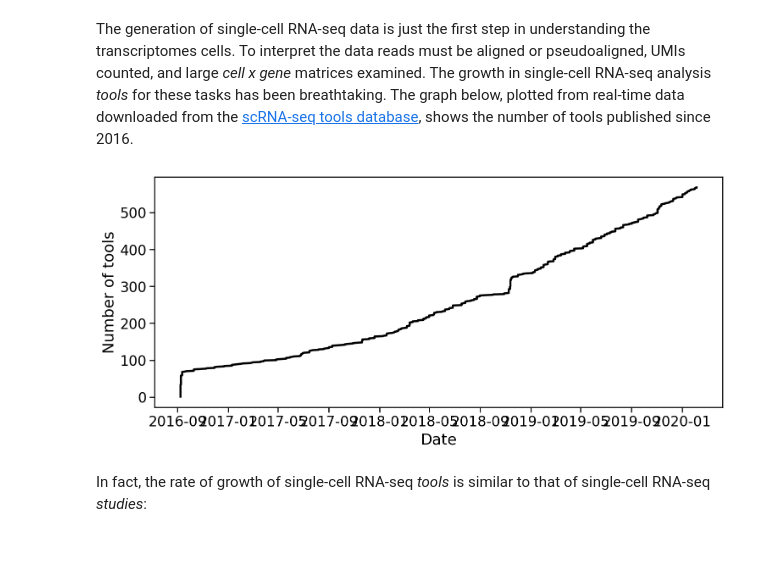
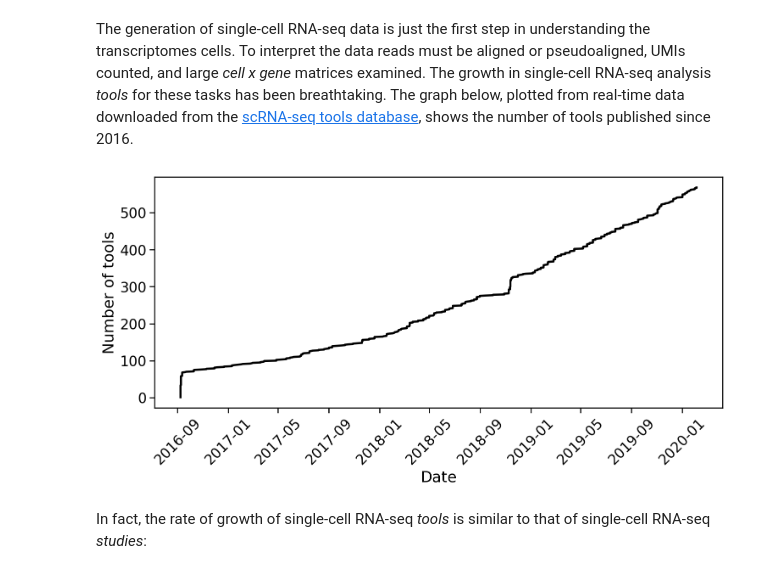
Before and after one commit to pachterlab/kallistobustools, a Jupyter notebook: notebooks/Introduction_single_cell_RNA_seq.ipynb, the cells around one changed output. Cells and saved outputs as stored; diff of their text form; code cells hidden in the pictures; blank space fills up the shorter version.

Commit message:
Fixed plot

```diff
--- a/notebooks/Introduction_single_cell_RNA_seq.ipynb
+++ b/notebooks/Introduction_single_cell_RNA_seq.ipynb
@@ -502,22 +502,25 @@ The generation of single-cell RNA-seq data is just the first step in understandi
 # %%
 #@title Growth of single-cell tools { run: "auto" }
 tools = pd.read_csv('https://raw.githubusercontent.com/Oshlack/scRNA-tools/master/database/tools.tsv', sep='\t')
 tools["Datetime"] = pd.to_datetime(tools["Added"])
 tools = tools.sort_values("Added")
 tools["count"] = 1
 
 fig, ax = plt.subplots(figsize=(12, 5))
 
 x = tools.Datetime
 y = tools["count"].groupby(tools.Datetime.dt.time).cumsum()
 
 ax.plot(x, y, color="k")
 ax.set_xlabel("Date")
 ax.set_ylabel("Number of tools")
+ax.tick_params(axis='x', rotation=45)
+
+
 
 plt.show()
 # %% [output]
-[figure, old version]
+[figure, new version]
 # %% [markdown]
 In fact, the rate of growth of single-cell RNA-seq *tools* is similar to that of single-cell RNA-seq *studies*:
 # %%
```
Also changed, not shown: parts of 2 cells of this notebook.
